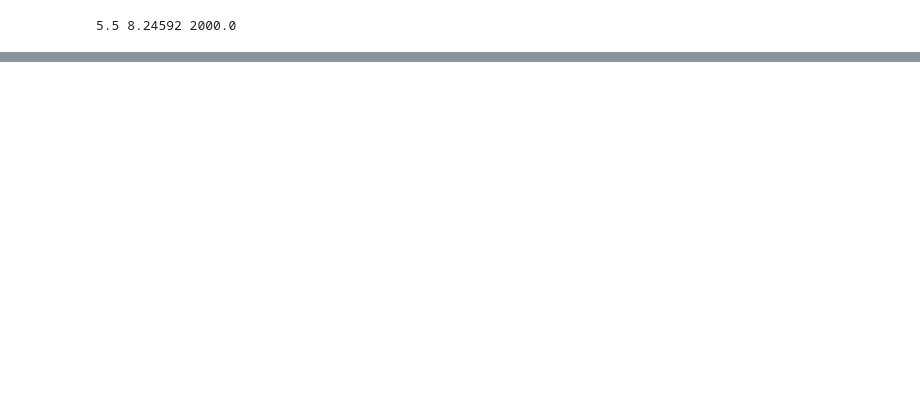
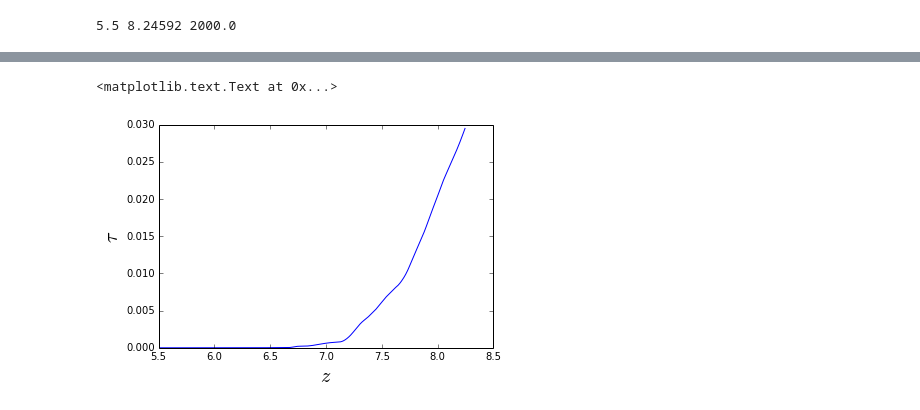
Before and after one commit to mpresley42/KSZ_21cm_Constraints, a Jupyter notebook: code/Python/ComputeTau.ipynb, the cells around one changed output, grey strips where cells are left out. Cells and saved outputs as stored; diff of their text form; code cells hidden in the pictures; blank space fills up the shorter version.

```diff
--- a/code/Python/ComputeTau.ipynb
+++ b/code/Python/ComputeTau.ipynb
@@ -178,0 +262,7 @@ plt.plot(z,tau)
+# %%
+plt.plot(z,tau)
+plt.xlabel(r"$z$",fontsize=20)
+plt.ylabel(r"$\tau$",fontsize=20)
+# %% [output]
+<matplotlib.text.Text at 0x...>
+[figure, added]
```
Also changed, not shown: parts of 28 cells of this notebook.
